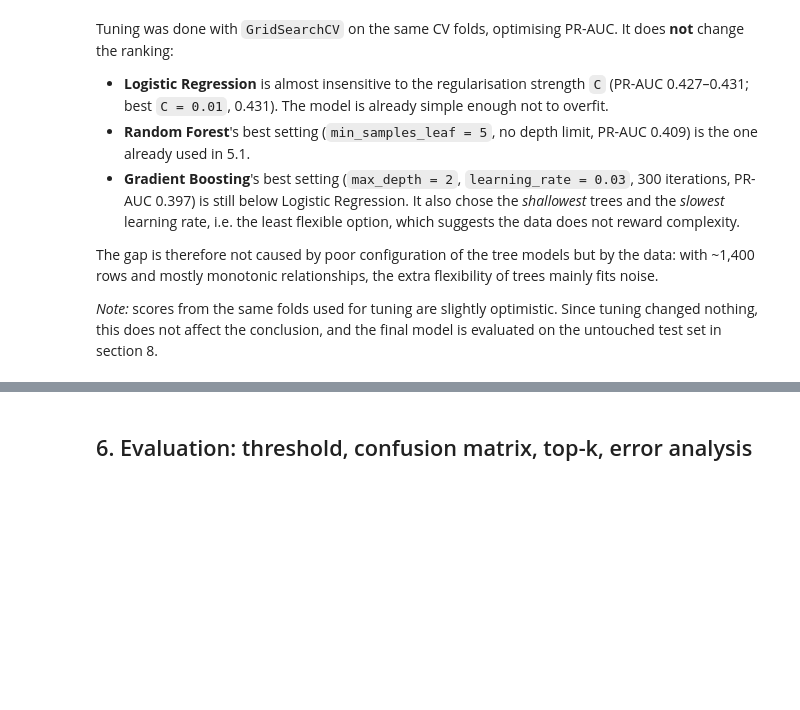
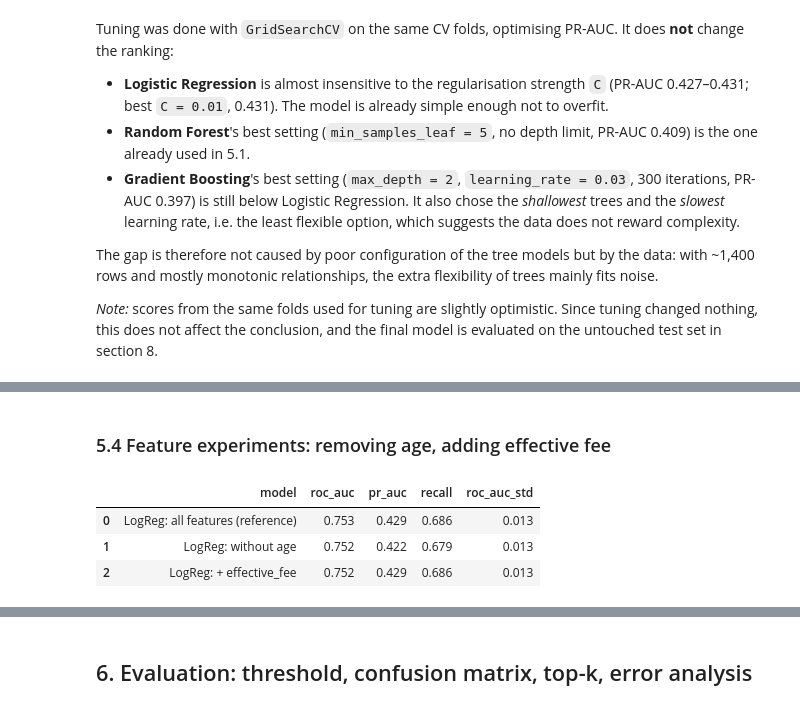
Before and after one commit to mineterkan/customer-churn-prediction, a Jupyter notebook: notebooks/churn_analysis.ipynb, the cells around one changed output, grey strips where cells are left out. Drawn from its saved outputs; the diff is of its cells as text; code cells hidden in the pictures; blank space fills up the shorter version.

```diff
--- a/notebooks/churn_analysis.ipynb
+++ b/notebooks/churn_analysis.ipynb
@@ -609,0 +654,26 @@ The gap is therefore not caused by poor configuration of the tree models but by
+# %% [markdown]
+### 5.4 Feature experiments: removing age, adding effective fee
+# %%
+NUM_NO_AGE = [c for c in NUM_COLS if c != "age"]
+X_train_fe = X_train.assign(
+    effective_fee=X_train["monthly_fee"] * (1 - X_train["discount_percent"] / 100))
+
+experiments = [
+    cv_evaluate("LogReg: all features (reference)",
+                Pipeline([("pre", make_preprocessor()),
+                          ("clf", LogisticRegression(class_weight="balanced", max_iter=2000))])),
+    cv_evaluate("LogReg: without age",
+                Pipeline([("pre", make_preprocessor(NUM_NO_AGE)),
+                          ("clf", LogisticRegression(class_weight="balanced", max_iter=2000))]),
+                X_data=X_train.drop(columns="age")),
+    cv_evaluate("LogReg: + effective_fee",
+                Pipeline([("pre", make_preprocessor(NUM_COLS + ["effective_fee"])),
+                          ("clf", LogisticRegression(class_weight="balanced", max_iter=2000))]),
+                X_data=X_train_fe),
+]
+pd.DataFrame(experiments).round(3)[["model", "roc_auc", "pr_auc", "recall", "roc_auc_std"]]
+# %% [output]
+|  | model | roc_auc | pr_auc | recall | roc_auc_std |
+| 0 | LogReg: all features (reference) | 0.753 | 0.429 | 0.686 | 0.013 |
+| 1 | LogReg: without age | 0.752 | 0.422 | 0.679 | 0.013 |
+| 2 | LogReg: + effective_fee | 0.752 | 0.429 | 0.686 | 0.013 |
```
Also changed, not shown: parts of 11 cells of this notebook.
